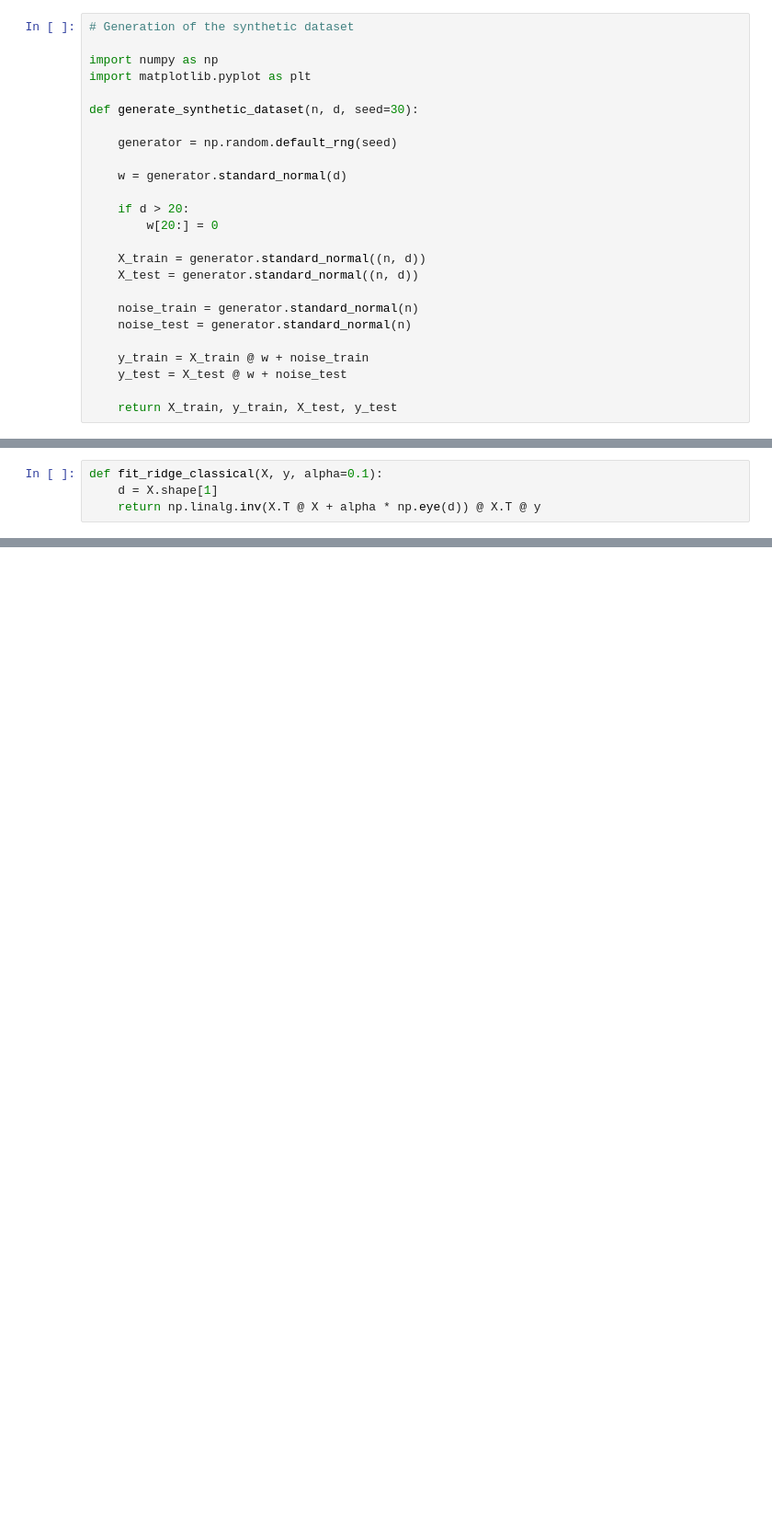
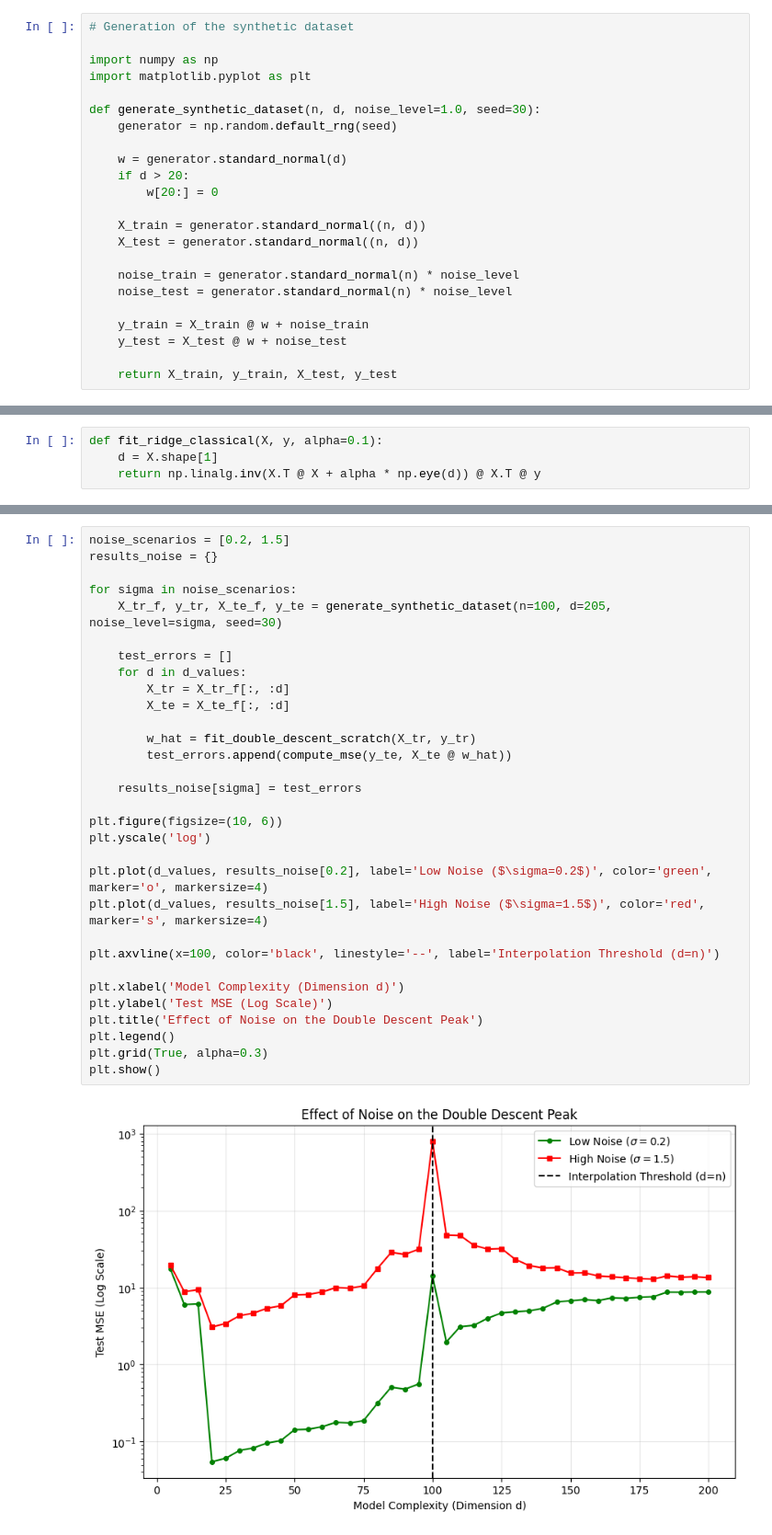
Before and after one commit to comitanigiacomo/double-descent-analysis, a Jupyter notebook: notebooks/double_descent_analysis.ipynb, the cells around one changed output, grey strips where cells are left out. Shown at 92% size. Drawn from its saved outputs; the diff is of its cells as text; blank space fills up the shorter version.

Commit message:
add(code): refactor code to include the possibility of adding noise, and added code to generate graph  to visualize results

```diff
--- a/notebooks/double_descent_analysis.ipynb
+++ b/notebooks/double_descent_analysis.ipynb
@@ -4,20 +4,18 @@
 import numpy as np
 import matplotlib.pyplot as plt
 
-def generate_synthetic_dataset(n, d, seed=30):
-
+def generate_synthetic_dataset(n, d, noise_level=1.0, seed=30):
     generator = np.random.default_rng(seed)
 
     w = generator.standard_normal(d)
-
     if d > 20:
         w[20:] = 0
 
     X_train = generator.standard_normal((n, d))
     X_test = generator.standard_normal((n, d))
 
-    noise_train = generator.standard_normal(n)
-    noise_test = generator.standard_normal(n)
+    noise_train = generator.standard_normal(n) * noise_level
+    noise_test = generator.standard_normal(n) * noise_level
 
     y_train = X_train @ w + noise_train
     y_test = X_test @ w + noise_test
@@ -247,0 +246,33 @@ plt.show()
+# %%
+noise_scenarios = [0.2, 1.5]
+results_noise = {}
+
+for sigma in noise_scenarios:
+    X_tr_f, y_tr, X_te_f, y_te = generate_synthetic_dataset(n=100, d=205, noise_level=sigma, seed=30)
+
+    test_errors = []
+    for d in d_values:
+        X_tr = X_tr_f[:, :d]
+        X_te = X_te_f[:, :d]
+
+        w_hat = fit_double_descent_scratch(X_tr, y_tr)
+        test_errors.append(compute_mse(y_te, X_te @ w_hat))
+
+    results_noise[sigma] = test_errors
+
+plt.figure(figsize=(10, 6))
+plt.yscale('log')
+
+plt.plot(d_values, results_noise[0.2], label='Low Noise ($\sigma=0.2$)', color='green', marker='o', markersize=4)
+plt.plot(d_values, results_noise[1.5], label='High Noise ($\sigma=1.5$)', color='red', marker='s', markersize=4)
+
+plt.axvline(x=100, color='black', linestyle='--', label='Interpolation Threshold (d=n)')
+
+plt.xlabel('Model Complexity (Dimension d)')
+plt.ylabel('Test MSE (Log Scale)')
+plt.title('Effect of Noise on the Double Descent Peak')
+plt.legend()
+plt.grid(True, alpha=0.3)
+plt.show()
+# %% [output]
+[figure, added]
```
Also changed, not shown: parts of 1 cell of this notebook.
